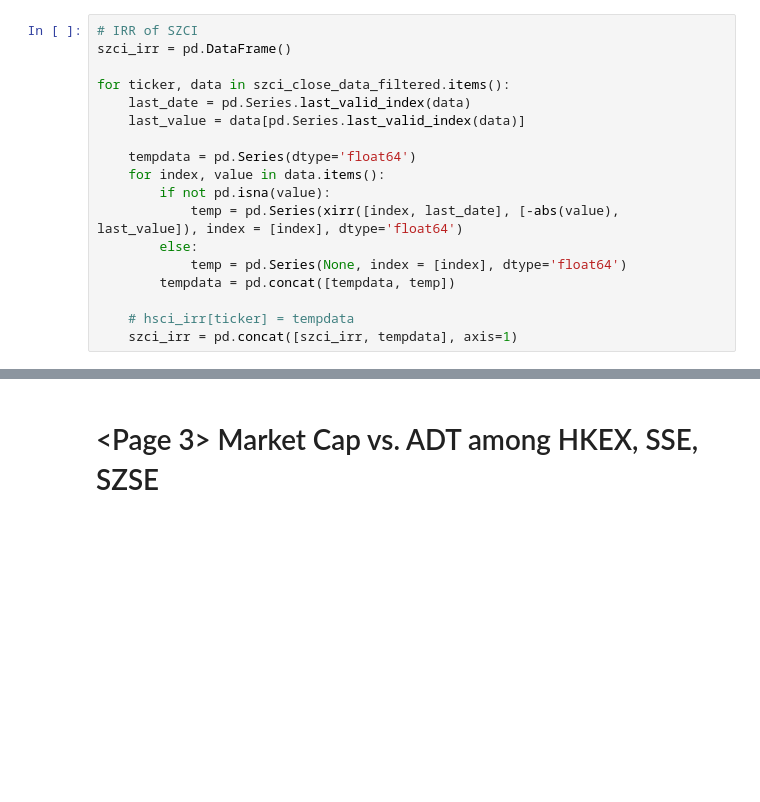
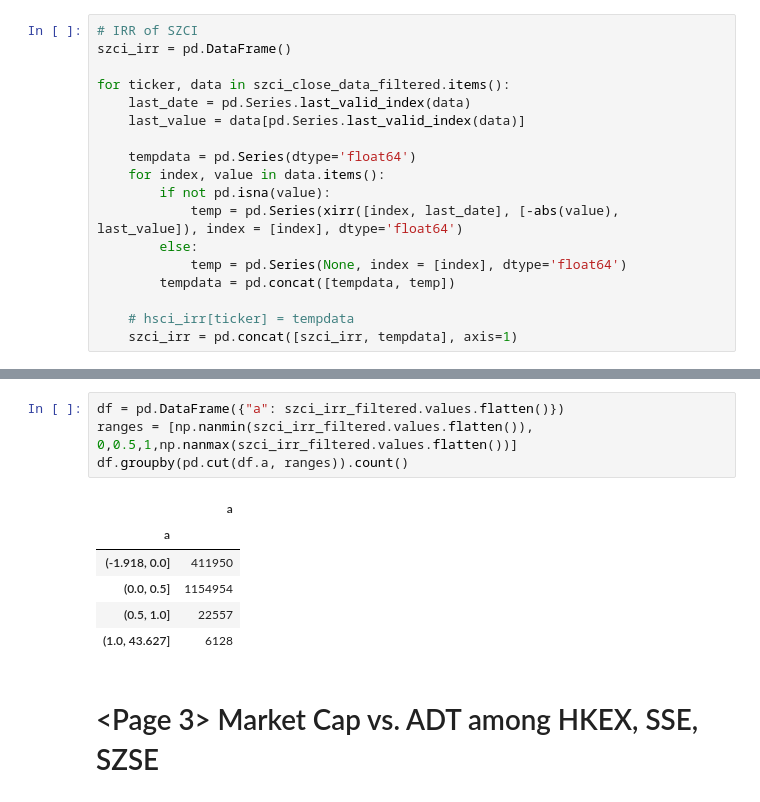
Before and after one commit to ckyma/exchatbook, a Jupyter notebook: getYahooData.ipynb, the cells around one changed output, grey strips where cells are left out. Drawn from its saved outputs; the diff is of its cells as text; blank space fills up the shorter version.

```diff
--- a/getYahooData.ipynb
+++ b/getYahooData.ipynb
@@ -1334,3 +1369,14 @@ for ticker, data in szci_close_data_filtered.items():
+# %%
+df = pd.DataFrame({"a": szci_irr_filtered.values.flatten()})
+ranges = [np.nanmin(szci_irr_filtered.values.flatten()), 0,0.5,1,np.nanmax(szci_irr_filtered.values.flatten())]
+df.groupby(pd.cut(df.a, ranges)).count()
+# %% [output]
+|  | a |
+| a |  |
+| (-1.918, 0.0] | 411950 |
+| (0.0, 0.5] | 1154954 |
+| (0.5, 1.0] | 22557 |
+| (1.0, 43.627] | 6128 |
 # %% [markdown]
 # <Page 3> Market Cap vs. ADT among HKEX, SSE, SZSE
 # %% [markdown]
```
Also changed, not shown: parts of 3 cells of this notebook, 3 other files.
